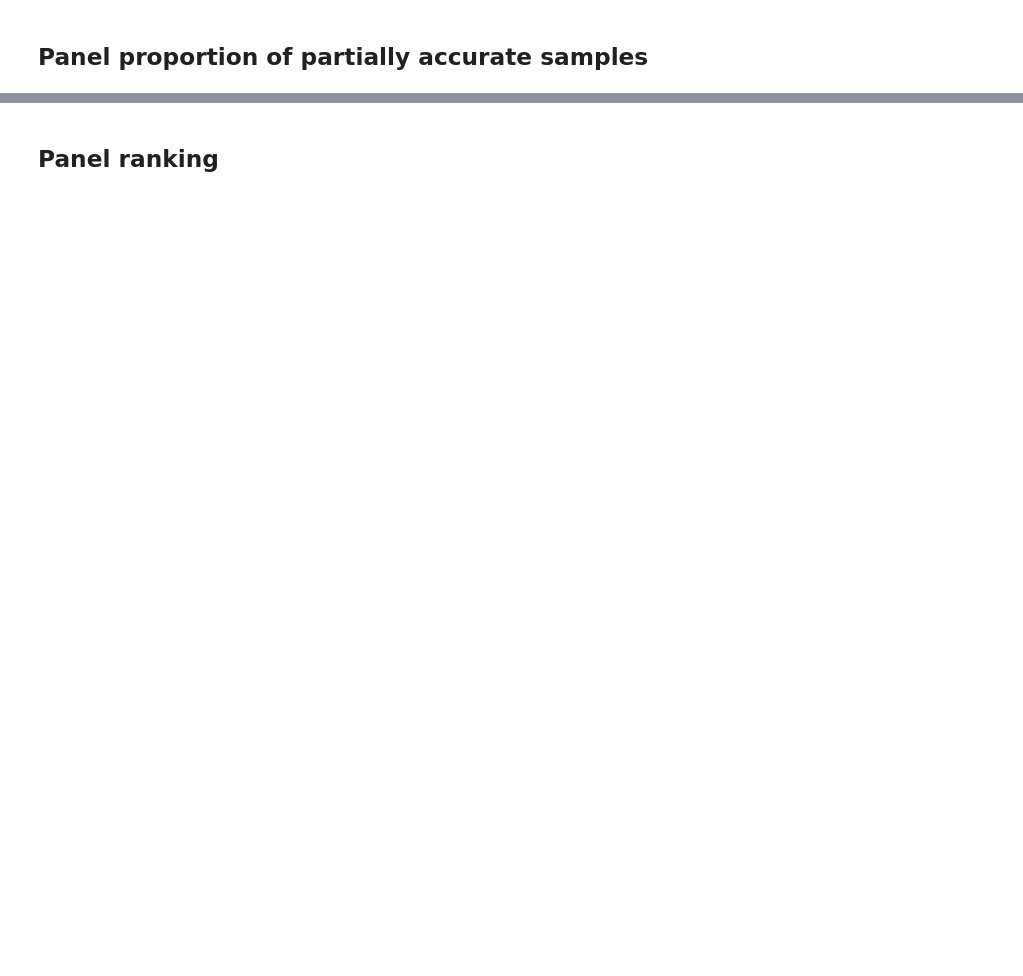
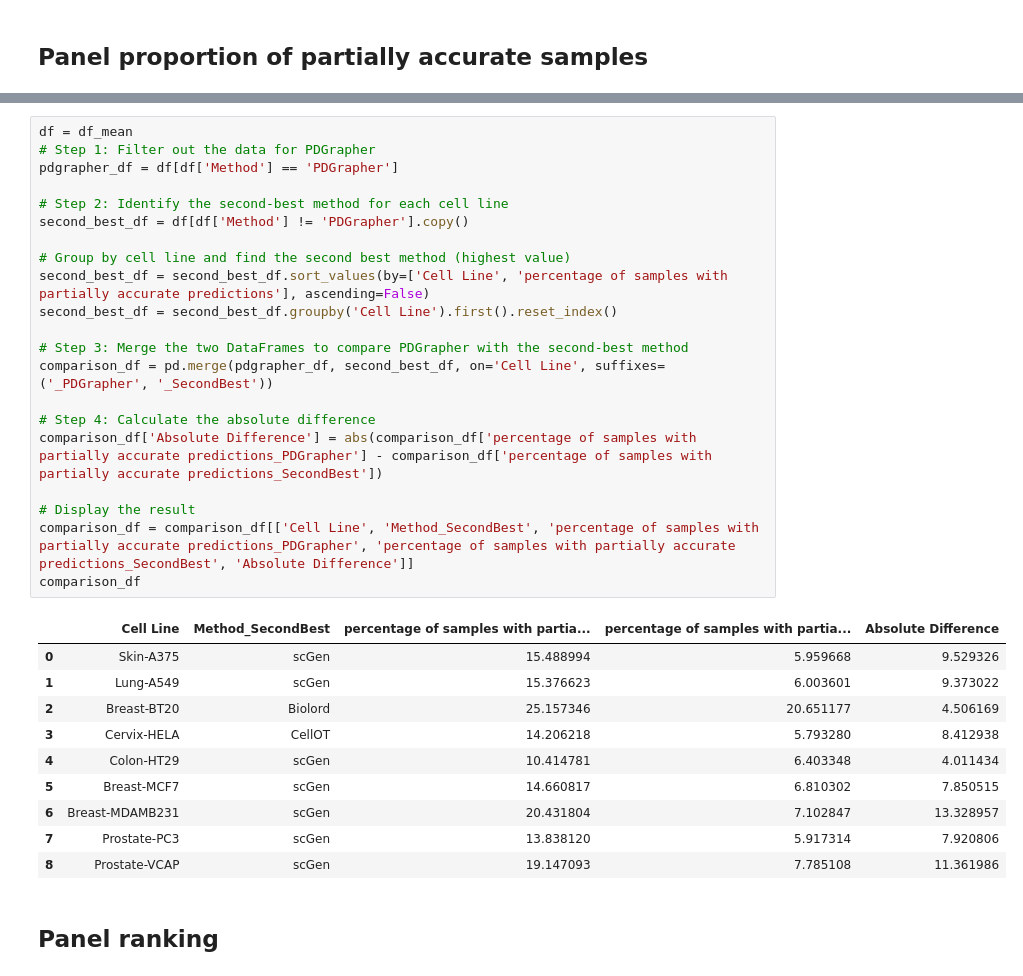
Before and after one commit to mims-harvard/PDGrapher, a Jupyter notebook: figures/figure_3_chemical_random/plot_figure_3.ipynb, the cells around one changed output, grey strips where cells are left out. Drawn from its saved outputs; the diff is of its cells as text; blank space fills up the shorter version.

```diff
--- a/figures/figure_3_chemical_random/plot_figure_3.ipynb
+++ b/figures/figure_3_chemical_random/plot_figure_3.ipynb
@@ -313,3 +338,35 @@ The `ci` parameter is deprecated. Use `errorbar=None` for the same effect.
+# %%
+df = df_mean
+# Step 1: Filter out the data for PDGrapher
+pdgrapher_df = df[df['Method'] == 'PDGrapher']
+
+# Step 2: Identify the second-best method for each cell line
+second_best_df = df[df['Method'] != 'PDGrapher'].copy()
+
+# Group by cell line and find the second best method (highest value)
+second_best_df = second_best_df.sort_values(by=['Cell Line', 'percentage of samples with partially accurate predictions'], ascending=False)
+second_best_df = second_best_df.groupby('Cell Line').first().reset_index()
+
+# Step 3: Merge the two DataFrames to compare PDGrapher with the second-best method
+comparison_df = pd.merge(pdgrapher_df, second_best_df, on='Cell Line', suffixes=('_PDGrapher', '_SecondBest'))
+
+# Step 4: Calculate the absolute difference
+comparison_df['Absolute Difference'] = abs(comparison_df['percentage of samples with partially accurate predictions_PDGrapher'] - comparison_df['percentage of samples with partially accurate predictions_SecondBest'])
+
+# Display the result
+comparison_df = comparison_df[['Cell Line', 'Method_SecondBest', 'percentage of samples with partially accurate predictions_PDGrapher', 'percentage of samples with partially accurate predictions_SecondBest', 'Absolute Difference']]
+comparison_df
+# %% [output]
+|  | Cell Line | Method_SecondBest | percentage of samples with partia... | percentage of samples with partia... | Absolute Difference |
+| 0 | Skin-A375 | scGen | 15.488994 | 5.959668 | 9.529326 |
+| 1 | Lung-A549 | scGen | 15.376623 | 6.003601 | 9.373022 |
+| 2 | Breast-BT20 | Biolord | 25.157346 | 20.651177 | 4.506169 |
+| 3 | Cervix-HELA | CellOT | 14.206218 | 5.793280 | 8.412938 |
+| 4 | Colon-HT29 | scGen | 10.414781 | 6.403348 | 4.011434 |
+| 5 | Breast-MCF7 | scGen | 14.660817 | 6.810302 | 7.850515 |
+| 6 | Breast-MDAMB231 | scGen | 20.431804 | 7.102847 | 13.328957 |
+| 7 | Prostate-PC3 | scGen | 13.838120 | 5.917314 | 7.920806 |
+| 8 | Prostate-VCAP | scGen | 19.147093 | 7.785108 | 11.361986 |
 # %% [markdown]
 ## Panel ranking
 # %%
```
Also changed, not shown: parts of 16 cells of this notebook, 44 other files.
